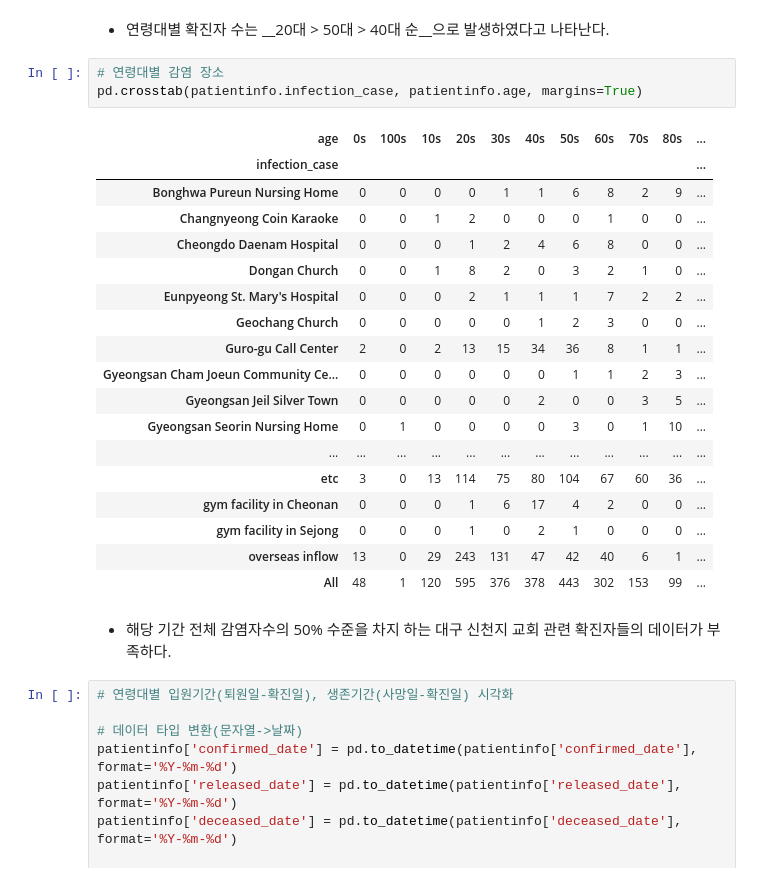
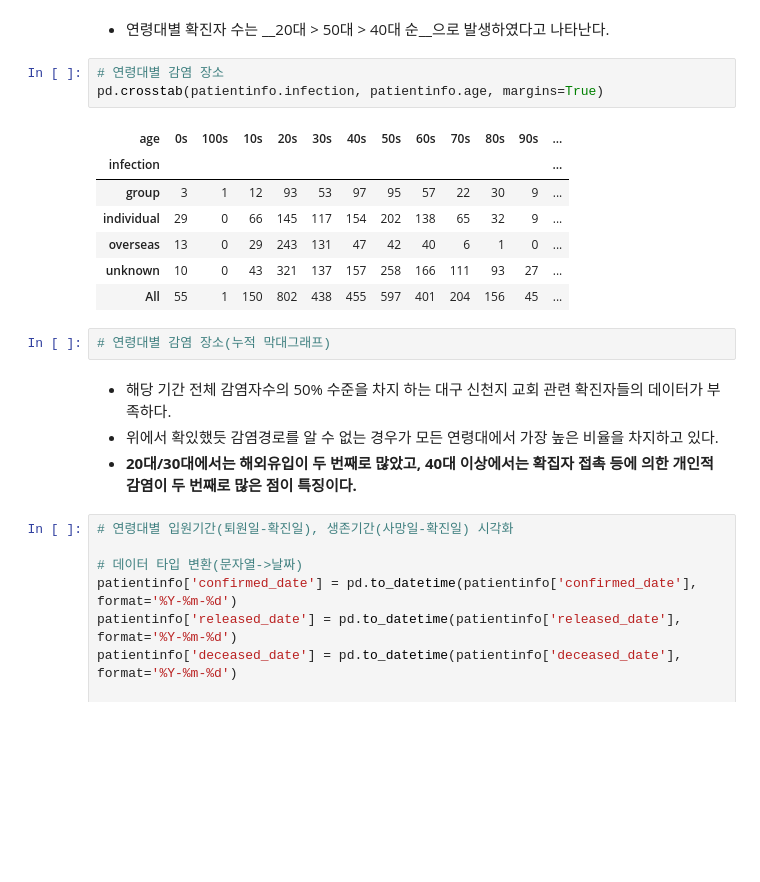
Before and after one commit to data-kindergarten/Aiffel, a Jupyter notebook: flipped_learning/data_analysis/Corona19_EDA_3.ipynb, the cells around one changed output. Cells and saved outputs as stored; diff of their text form; blank space fills up the shorter version.

```diff
--- a/flipped_learning/data_analysis/Corona19_EDA_3.ipynb
+++ b/flipped_learning/data_analysis/Corona19_EDA_3.ipynb
@@ -976,28 +978,21 @@ Text(0.5, 1.0, 'Confirmed cases')
 - 연령대별 확진자 수는 __20대 > 50대 > 40대 순__으로 발생하였다고 나타난다.
 # %%
 # 연령대별 감염 장소
-pd.crosstab(patientinfo.infection_case, patientinfo.age, margins=True)
+pd.crosstab(patientinfo.infection, patientinfo.age, margins=True)
 # %% [output]
-| age | 0s | 100s | 10s | 20s | 30s | 40s | 50s | 60s | 70s | 80s | ... |
-| infection_case |  |  |  |  |  |  |  |  |  |  | ... |
-| Bonghwa Pureun Nursing Home | 0 | 0 | 0 | 0 | 1 | 1 | 6 | 8 | 2 | 9 | ... |
-| Changnyeong Coin Karaoke | 0 | 0 | 1 | 2 | 0 | 0 | 0 | 1 | 0 | 0 | ... |
-| Cheongdo Daenam Hospital | 0 | 0 | 0 | 1 | 2 | 4 | 6 | 8 | 0 | 0 | ... |
-| Dongan Church | 0 | 0 | 1 | 8 | 2 | 0 | 3 | 2 | 1 | 0 | ... |
-| Eunpyeong St. Mary's Hospital | 0 | 0 | 0 | 2 | 1 | 1 | 1 | 7 | 2 | 2 | ... |
-| Geochang Church | 0 | 0 | 0 | 0 | 0 | 1 | 2 | 3 | 0 | 0 | ... |
-| Guro-gu Call Center | 2 | 0 | 2 | 13 | 15 | 34 | 36 | 8 | 1 | 1 | ... |
-| Gyeongsan Cham Joeun Community Ce... | 0 | 0 | 0 | 0 | 0 | 0 | 1 | 1 | 2 | 3 | ... |
-| Gyeongsan Jeil Silver Town | 0 | 0 | 0 | 0 | 0 | 2 | 0 | 0 | 3 | 5 | ... |
-| Gyeongsan Seorin Nursing Home | 0 | 1 | 0 | 0 | 0 | 0 | 3 | 0 | 1 | 10 | ... |
-| ... | ... | ... | ... | ... | ... | ... | ... | ... | ... | ... | ... |
-| etc | 3 | 0 | 13 | 114 | 75 | 80 | 104 | 67 | 60 | 36 | ... |
-| gym facility in Cheonan | 0 | 0 | 0 | 1 | 6 | 17 | 4 | 2 | 0 | 0 | ... |
-| gym facility in Sejong | 0 | 0 | 0 | 1 | 0 | 2 | 1 | 0 | 0 | 0 | ... |
-| overseas inflow | 13 | 0 | 29 | 243 | 131 | 47 | 42 | 40 | 6 | 1 | ... |
-| All | 48 | 1 | 120 | 595 | 376 | 378 | 443 | 302 | 153 | 99 | ... |
+| age | 0s | 100s | 10s | 20s | 30s | 40s | 50s | 60s | 70s | 80s | 90s | ... |
+| infection |  |  |  |  |  |  |  |  |  |  |  | ... |
+| group | 3 | 1 | 12 | 93 | 53 | 97 | 95 | 57 | 22 | 30 | 9 | ... |
+| individual | 29 | 0 | 66 | 145 | 117 | 154 | 202 | 138 | 65 | 32 | 9 | ... |
+| overseas | 13 | 0 | 29 | 243 | 131 | 47 | 42 | 40 | 6 | 1 | 0 | ... |
+| unknown | 10 | 0 | 43 | 321 | 137 | 157 | 258 | 166 | 111 | 93 | 27 | ... |
+| All | 55 | 1 | 150 | 802 | 438 | 455 | 597 | 401 | 204 | 156 | 45 | ... |
+# %%
+# 연령대별 감염 장소(누적 막대그래프)
 # %% [markdown]
 - 해당 기간 전체 감염자수의 50% 수준을 차지 하는 대구 신천지 교회 관련 확진자들의 데이터가 부족하다.
+- 위에서 확있했듯 감염경로를 알 수 없는 경우가 모든 연령대에서 가장 높은 비율을 차지하고 있다.
+- __20대/30대에서는 해외유입이 두 번째로 많았고, 40대 이상에서는 확집자 접촉 등에 의한 개인적 감염이 두 번째로 많은 점이 특징이다.__
 # %%
 # 연령대별 입원기간(퇴원일-확진일), 생존기간(사망일-확진일) 시각화
 
```
Also changed, not shown: parts of 19 cells of this notebook.
